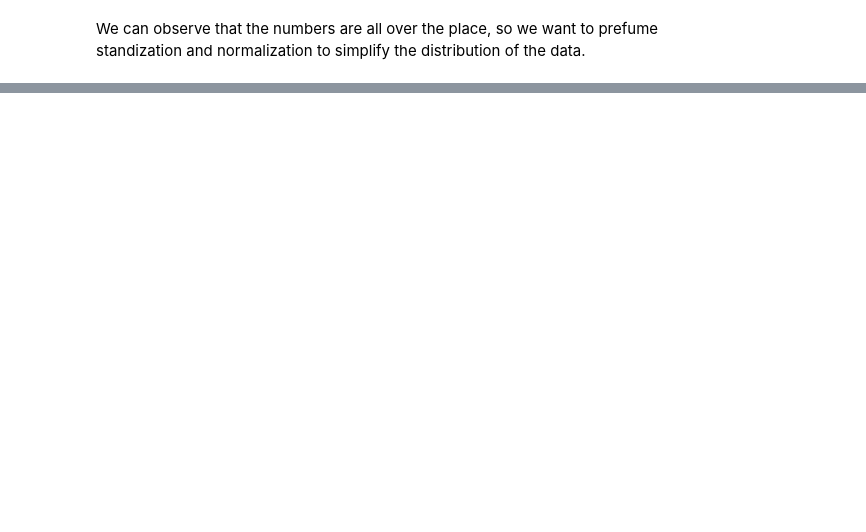
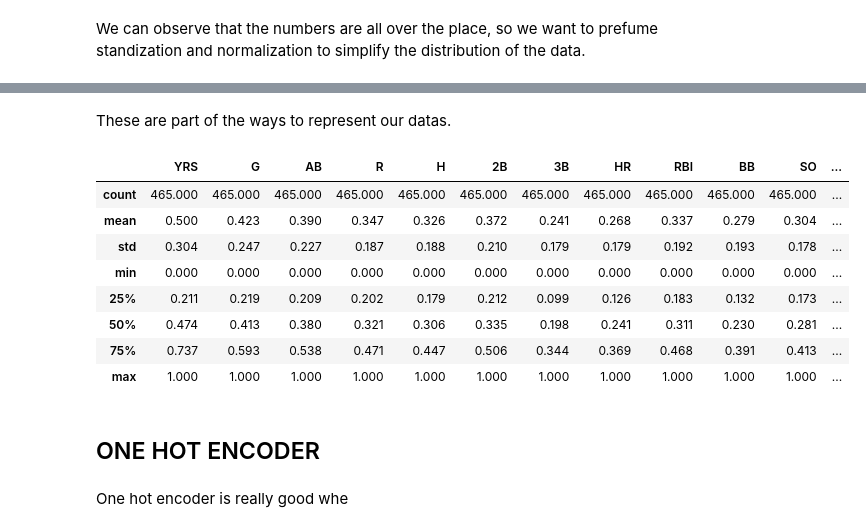
Before and after one commit to LegendSeyi/AI-tutorial-practice, a Jupyter notebook: train_test_split.ipynb, the cells around one changed output, grey strips where cells are left out. Saved outputs shown, nothing was run; the diff lists cells and outputs as text; code cells hidden in the pictures; blank space fills up the shorter version.

```diff
--- a/train_test_split.ipynb
+++ b/train_test_split.ipynb
@@ -191,0 +195,3 @@ We can observe that the numbers are all over the place, so we want to prefume st
+# %%
+# X2 as our min max
+X2 = data_mod.iloc[:, 0:13]
@@ -191,0 +250,7 @@ We can observe that the numbers are all over the place, so we want to prefume st
+# %%
+sclaerMinMax = MinMaxScaler(feature_range=(0,1))
+# %%
+X2 = sclaerMinMax.fit_transform(X2)
+# %%
+#convert our X2 back to a dataframe
+X2 = pd.DataFrame(X2, columns=data_mod.columns[0:13])
@@ -191,0 +266,18 @@ We can observe that the numbers are all over the place, so we want to prefume st
+# %% [markdown]
+These are part of the ways to represent our datas.
+# %%
+X2.describe().round(3)
+# %% [output]
+|  | YRS | G | AB | R | H | 2B | 3B | HR | RBI | BB | SO | ... |
+| count | 465.000 | 465.000 | 465.000 | 465.000 | 465.000 | 465.000 | 465.000 | 465.000 | 465.000 | 465.000 | 465.000 | ... |
+| mean | 0.500 | 0.423 | 0.390 | 0.347 | 0.326 | 0.372 | 0.241 | 0.268 | 0.337 | 0.279 | 0.304 | ... |
+| std | 0.304 | 0.247 | 0.227 | 0.187 | 0.188 | 0.210 | 0.179 | 0.179 | 0.192 | 0.193 | 0.178 | ... |
+| min | 0.000 | 0.000 | 0.000 | 0.000 | 0.000 | 0.000 | 0.000 | 0.000 | 0.000 | 0.000 | 0.000 | ... |
+| 25% | 0.211 | 0.219 | 0.209 | 0.202 | 0.179 | 0.212 | 0.099 | 0.126 | 0.183 | 0.132 | 0.173 | ... |
+| 50% | 0.474 | 0.413 | 0.380 | 0.321 | 0.306 | 0.335 | 0.198 | 0.241 | 0.311 | 0.230 | 0.281 | ... |
+| 75% | 0.737 | 0.593 | 0.538 | 0.471 | 0.447 | 0.506 | 0.344 | 0.369 | 0.468 | 0.391 | 0.413 | ... |
+| max | 1.000 | 1.000 | 1.000 | 1.000 | 1.000 | 1.000 | 1.000 | 1.000 | 1.000 | 1.000 | 1.000 | ... |
+# %% [markdown]
+## ONE HOT ENCODER
+# %% [markdown]
+One hot encoder is really good whe
```
Also changed, not shown: parts of 11 cells of this notebook.
